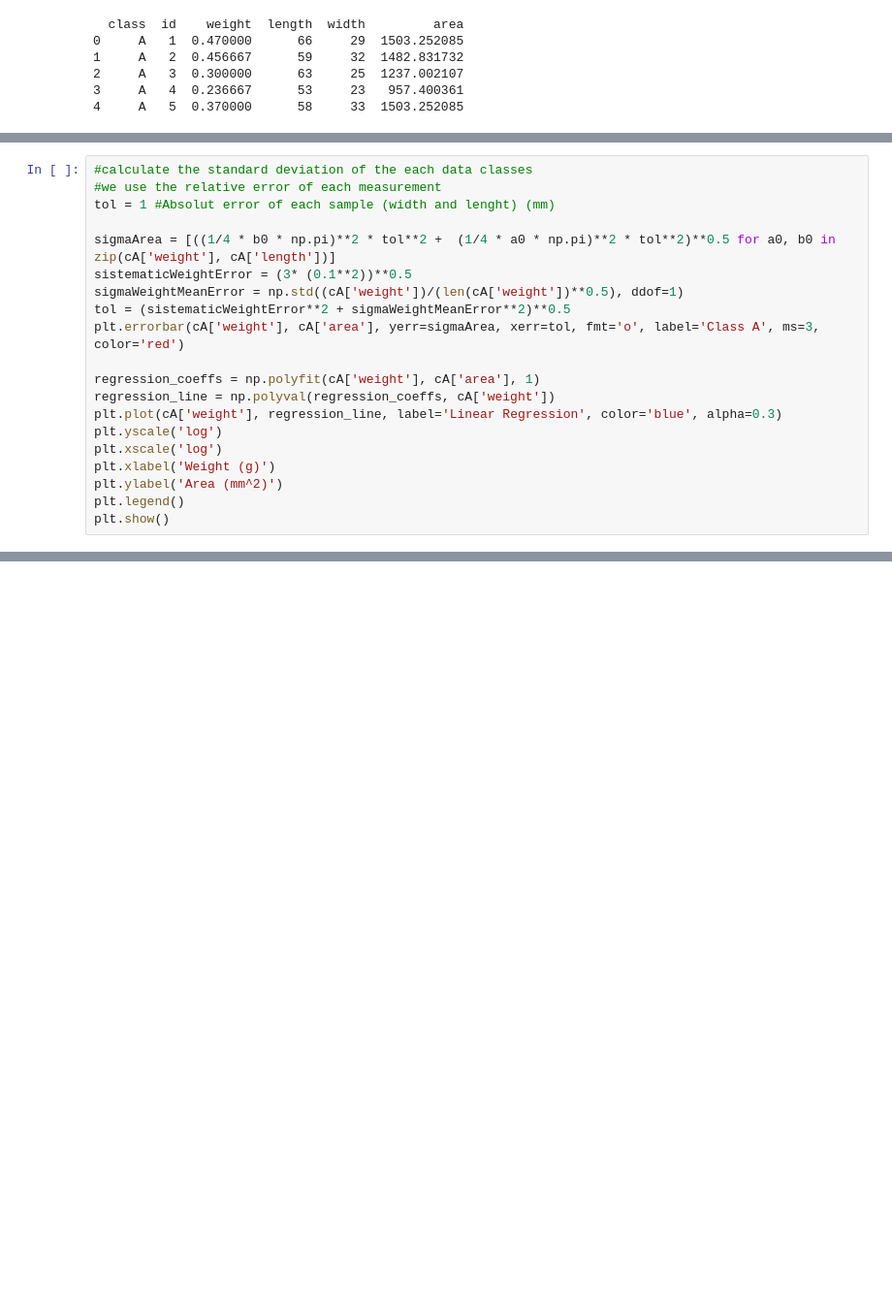
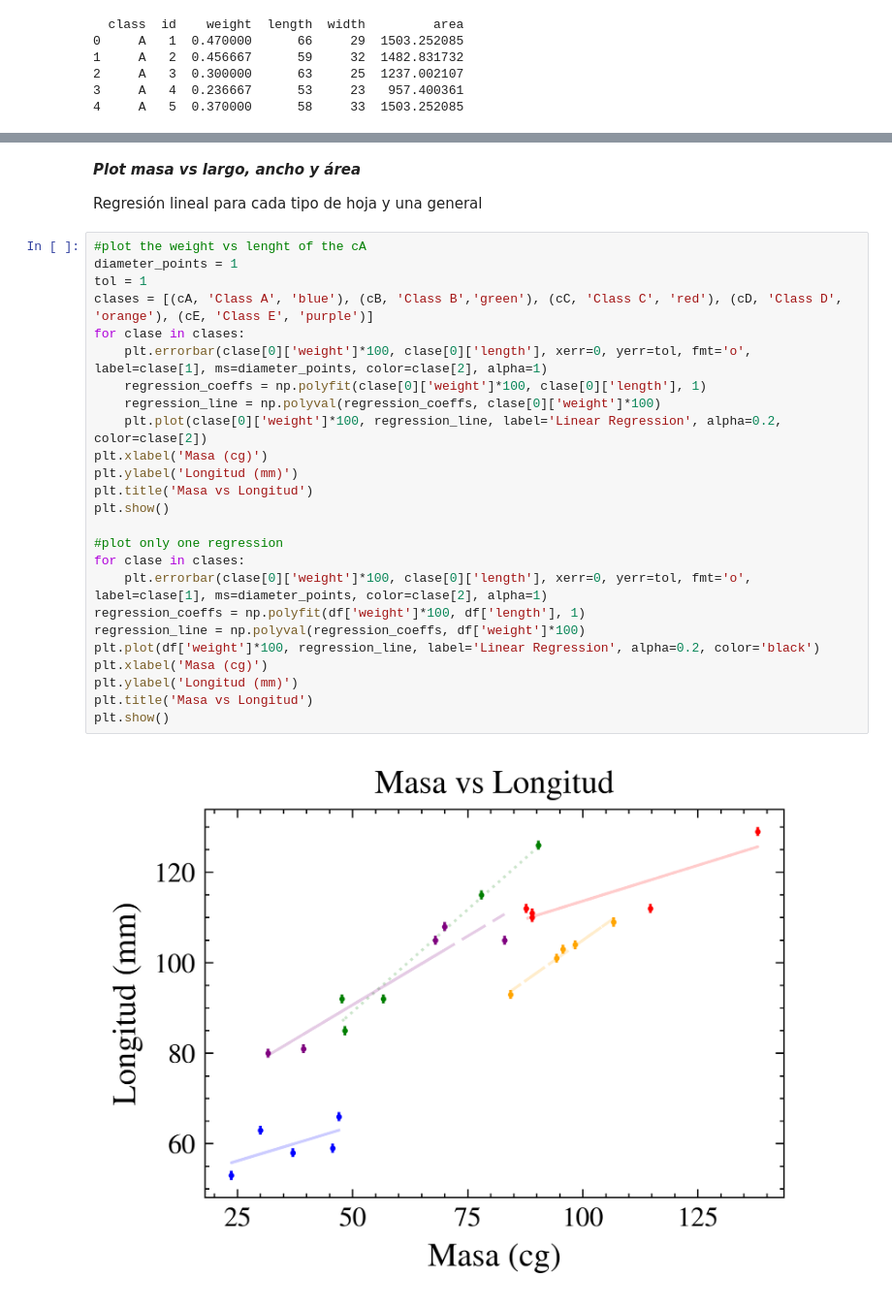
Before and after one commit to ignaschuemer7/Labo_I-Fisica_I, a Jupyter notebook: stats.ipynb, the cells around one changed output, grey strips where cells are left out. Shown at 97% size. Saved outputs shown, nothing was run; the diff lists cells and outputs as text; blank space fills up the shorter version.

Commit message:
update graphs

```diff
--- a/stats.ipynb
+++ b/stats.ipynb
@@ -53,20 +33,0 @@ plt.show()
-# %%
-#calculate the standard deviation of the each data classes
-#we use the relative error of each measurement
-tol = 1 #Absolut error of each sample (width and lenght) (mm)
-
-sigmaArea = [((1/4 * b0 * np.pi)**2 * tol**2 +  (1/4 * a0 * np.pi)**2 * tol**2)**0.5 for a0, b0 in zip(cA['weight'], cA['length'])]
-sistematicWeightError = (3* (0.1**2))**0.5
-sigmaWeightMeanError = np.std((cA['weight'])/(len(cA['weight'])**0.5), ddof=1)
-tol = (sistematicWeightError**2 + sigmaWeightMeanError**2)**0.5
-plt.errorbar(cA['weight'], cA['area'], yerr=sigmaArea, xerr=tol, fmt='o', label='Class A', ms=3, color='red')
-
-regression_coeffs = np.polyfit(cA['weight'], cA['area'], 1)
-regression_line = np.polyval(regression_coeffs, cA['weight'])
-plt.plot(cA['weight'], regression_line, label='Linear Regression', color='blue', alpha=0.3)
-plt.yscale('log')
-plt.xscale('log')
-plt.xlabel('Weight (g)')
-plt.ylabel('Area (mm^2)')
-plt.legend()
-plt.show()
@@ -74,0 +36,31 @@ plt.show()
+# %% [markdown]
+***Plot masa vs largo, ancho y área***
+
+Regresión lineal para cada tipo de hoja y una general
+# %%
+#plot the weight vs lenght of the cA
+diameter_points = 1
+tol = 1
+clases = [(cA, 'Class A', 'blue'), (cB, 'Class B','green'), (cC, 'Class C', 'red'), (cD, 'Class D', 'orange'), (cE, 'Class E', 'purple')]
+for clase in clases:
+    plt.errorbar(clase[0]['weight']*100, clase[0]['length'], xerr=0, yerr=tol, fmt='o', label=clase[1], ms=diameter_points, color=clase[2], alpha=1)
+    regression_coeffs = np.polyfit(clase[0]['weight']*100, clase[0]['length'], 1)
+    regression_line = np.polyval(regression_coeffs, clase[0]['weight']*100)
+    plt.plot(clase[0]['weight']*100, regression_line, label='Linear Regression', alpha=0.2, color=clase[2])
+plt.xlabel('Masa (cg)')
+plt.ylabel('Longitud (mm)')
+plt.title('Masa vs Longitud')
+plt.show()
+
+#plot only one regression
+for clase in clases:
+    plt.errorbar(clase[0]['weight']*100, clase[0]['length'], xerr=0, yerr=tol, fmt='o', label=clase[1], ms=diameter_points, color=clase[2], alpha=1)
+regression_coeffs = np.polyfit(df['weight']*100, df['length'], 1)
+regression_line = np.polyval(regression_coeffs, df['weight']*100)
+plt.plot(df['weight']*100, regression_line, label='Linear Regression', alpha=0.2, color='black')
+plt.xlabel('Masa (cg)')
+plt.ylabel('Longitud (mm)')
+plt.title('Masa vs Longitud')
+plt.show()
+# %% [output]
+[figure, added]
```
Also changed, not shown: parts of 7 cells of this notebook.
